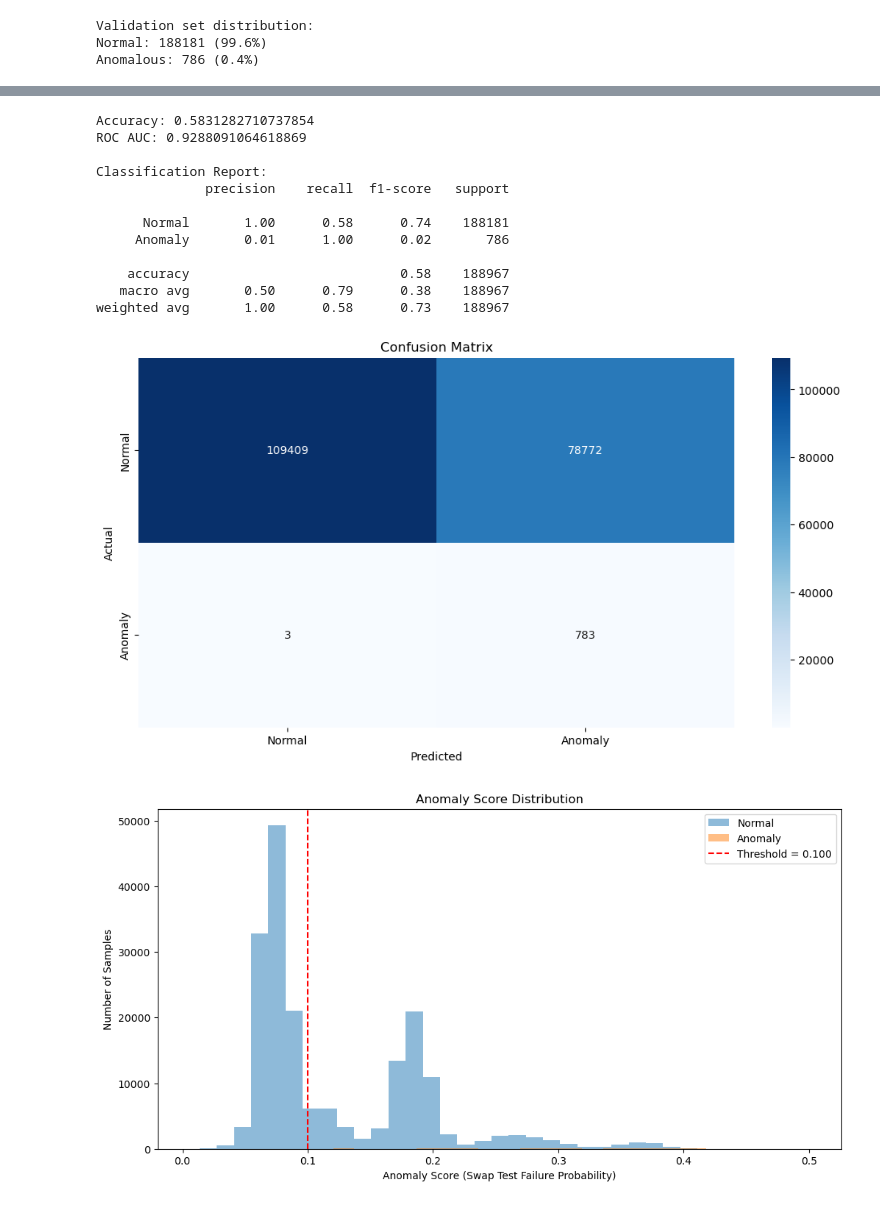
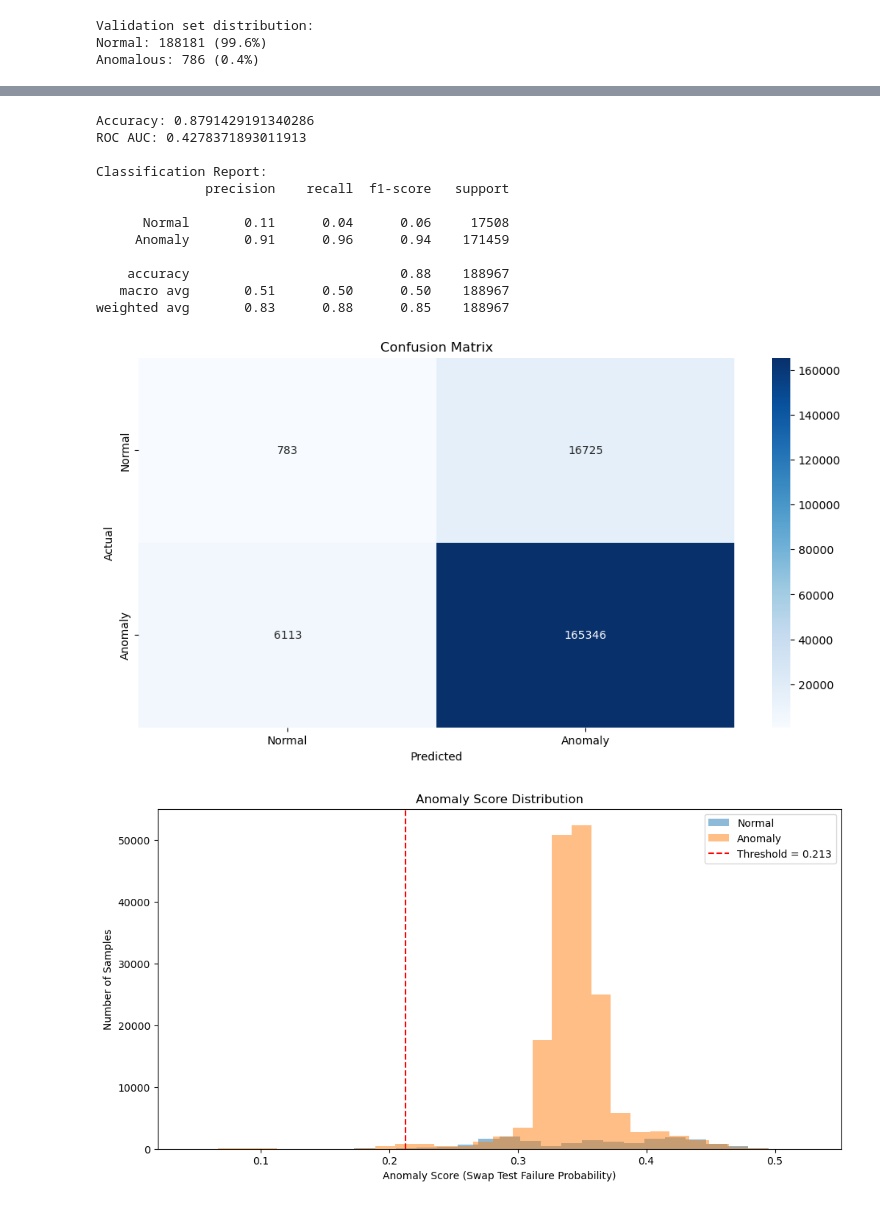
Before and after one commit to RohanSenthil/QAE_BETH_Anomaly, a Jupyter notebook: quantum_autoencoder.ipynb, the cells around one changed output, grey strips where cells are left out. Saved outputs shown, nothing was run; the diff lists cells and outputs as text; code cells hidden in the pictures.

```diff
--- a/quantum_autoencoder.ipynb
+++ b/quantum_autoencoder.ipynb
@@ -268,8 +307,8 @@ def auto_encoder_circuit(num_latent, num_trash):
     return circuit
 
 
-num_latent = 1
-num_trash = 1
+num_latent = 2
+num_trash = 2
 circuit = auto_encoder_circuit(num_latent, num_trash)
 circuit.draw(output="mpl", style="clifford")
 # %% [output]
@@ -338,3 +411,16 @@ Fit in 90.63 seconds
+# %%
+from qiskit.qpy import dump
+import os
+
+model_name = "Models/8f_qae_dense_ra"
+os.mkdir(model_name)
+
+with open(f"{model_name}/qc.qpy", "wb") as f:
+    dump(qc, f)
+
+np.save(f"{model_name}/input_param_names", [p.name for p in encoding_circuit.parameters])
+np.save(f"{model_name}/weight_param_names", [p.name for p in ae.parameters])
+np.save(f"{model_name}/trained_parameters", opt_result.x)
 # %% [markdown]
 ### Testing
 # %%
@@ -366,7 +452,7 @@ scaled_testing_data = scaler.fit_transform(reduced_testing_data)
 # %%
 from tqdm import tqdm
 
-def compute_anomaly_scores(qnn, input_data, trained_params, batch_size=5000):
+def compute_anomaly_scores(qnn, input_data, trained_params, batch_size):
     scores = []
     n_samples = len(input_data)
 
@@ -385,3 +477,3 @@ def compute_anomaly_scores(qnn, input_data, trained_params, batch_size=5000):
 # %%
-scores = compute_anomaly_scores(qnn, scaled_testing_data, opt_result.x, batch_size=500)
+scores = compute_anomaly_scores(qnn, scaled_testing_data, opt_result.x, batch_size=256)
 # %% [output]
@@ -476,43 +567,51 @@ All batches processed in 638.88 seconds.
 # %%
-threshold = 0.1  # adjust
+from sklearn.metrics import roc_curve, roc_auc_score, accuracy_score, classification_report, confusion_matrix, roc_curve
+import matplotlib.pyplot as plt
+import seaborn as sns
+
+normal_scores = v_scores[testing_labels.numpy() == 0]  # 0 = normal
+fpr, tpr, thresholds = roc_curve(y_true, v_scores)
+optimal_idx = np.argmax(tpr - fpr)
+threshold = thresholds[optimal_idx]
+
 y_pred = (v_scores > threshold).astype(int)
-y_true = np.array(validation_labels).astype(int)
+y_true = np.array(testing_labels).astype(int)
 
 # --- Evaluate ---
 print("Accuracy:", accuracy_score(y_true, y_pred))
 print("ROC AUC:", roc_auc_score(y_true, v_scores))  # use scores, not y_pred!
 print("\nClassification Report:")
 print(classification_report(y_true, y_pred, target_names=["Normal", "Anomaly"]))
 
 # --- Confusion matrix ---
 cm = confusion_matrix(y_true, y_pred)
 sns.heatmap(cm, annot=True, fmt='d', cmap='Blues', xticklabels=["Normal", "Anomaly"], yticklabels=["Normal", "Anomaly"])
 plt.xlabel("Predicted")
 plt.ylabel("Actual")
 plt.title("Confusion Matrix")
 plt.show()
 
 # --- Histogram of scores ---
-plt.hist(v_scores[y_true == 0], bins=30, alpha=0.5, label='Normal')
-plt.hist(v_scores[y_true == 1], bins=30, alpha=0.5, label='Anomaly')
+plt.hist(scores[y_true == 0], bins=30, alpha=0.5, label='Normal')
+plt.hist(scores[y_true == 1], bins=30, alpha=0.5, label='Anomaly')
 plt.axvline(threshold, color='red', linestyle='--', label=f"Threshold = {threshold:.3f}")
 plt.xlabel("Anomaly Score (Swap Test Failure Probability)")
 plt.ylabel("Number of Samples")
 plt.title("Anomaly Score Distribution")
 plt.legend()
 plt.show()
 # %% [output]
-Accuracy: 0.5831282710737854
-ROC AUC: 0.9288091064618869
+Accuracy: 0.8791429191340286
+ROC AUC: 0.4278371893011913
 
 Classification Report:
               precision    recall  f1-score   support
 
-      Normal       1.00      0.58      0.74    188181
-     Anomaly       0.01      1.00      0.02       786
+      Normal       0.11      0.04      0.06     17508
+     Anomaly       0.91      0.96      0.94    171459
 
-    accuracy                           0.58    188967
-   macro avg       0.50      0.79      0.38    188967
-weighted avg       1.00      0.58      0.73    188967
+    accuracy                           0.88    188967
+   macro avg       0.51      0.50      0.50    188967
+weighted avg       0.83      0.88      0.85    188967
-[figure, old version]
+[figure, new version]
-[figure, old version]
+[figure, new version]
```
Also changed, not shown: parts of 16 cells of this notebook, 21 other files.
